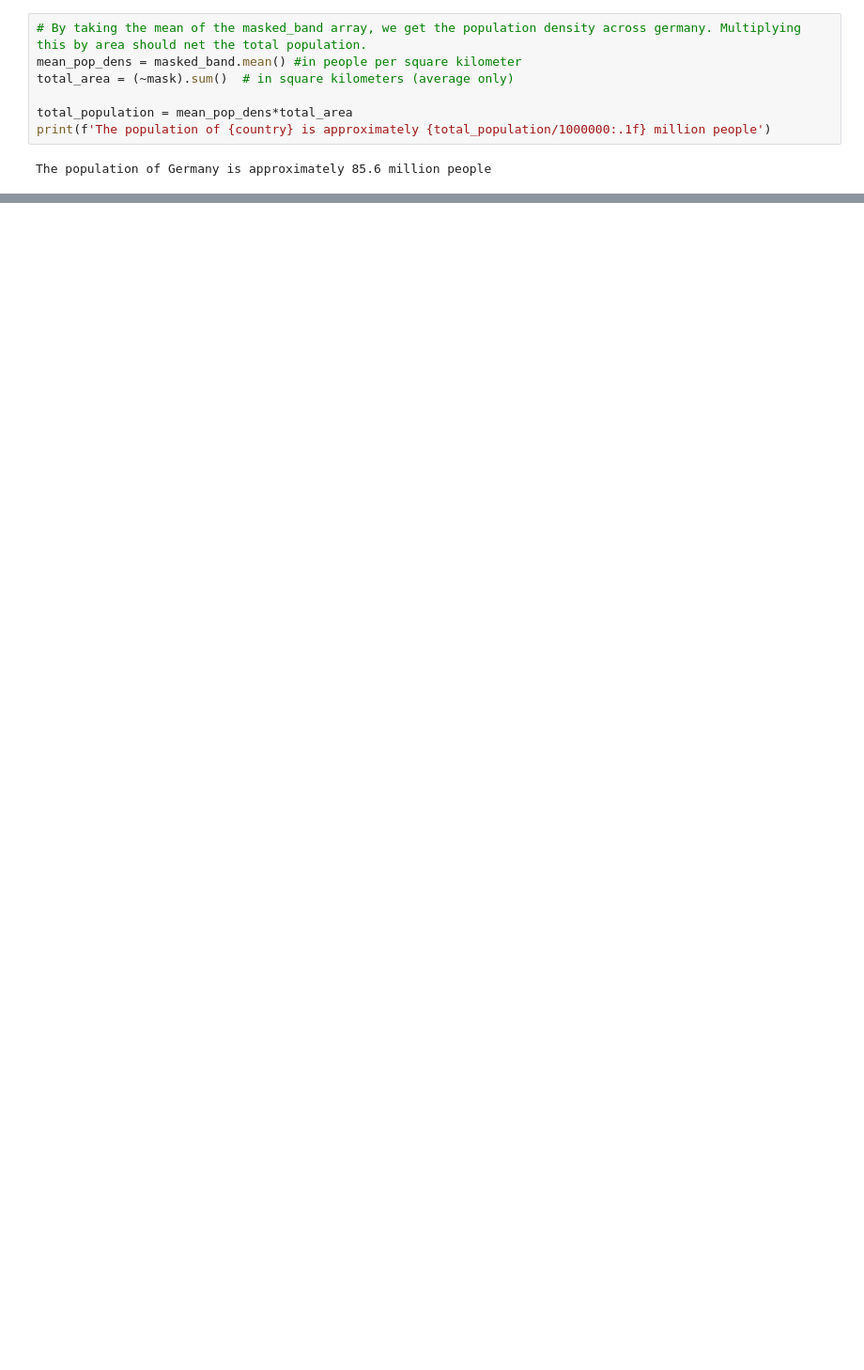
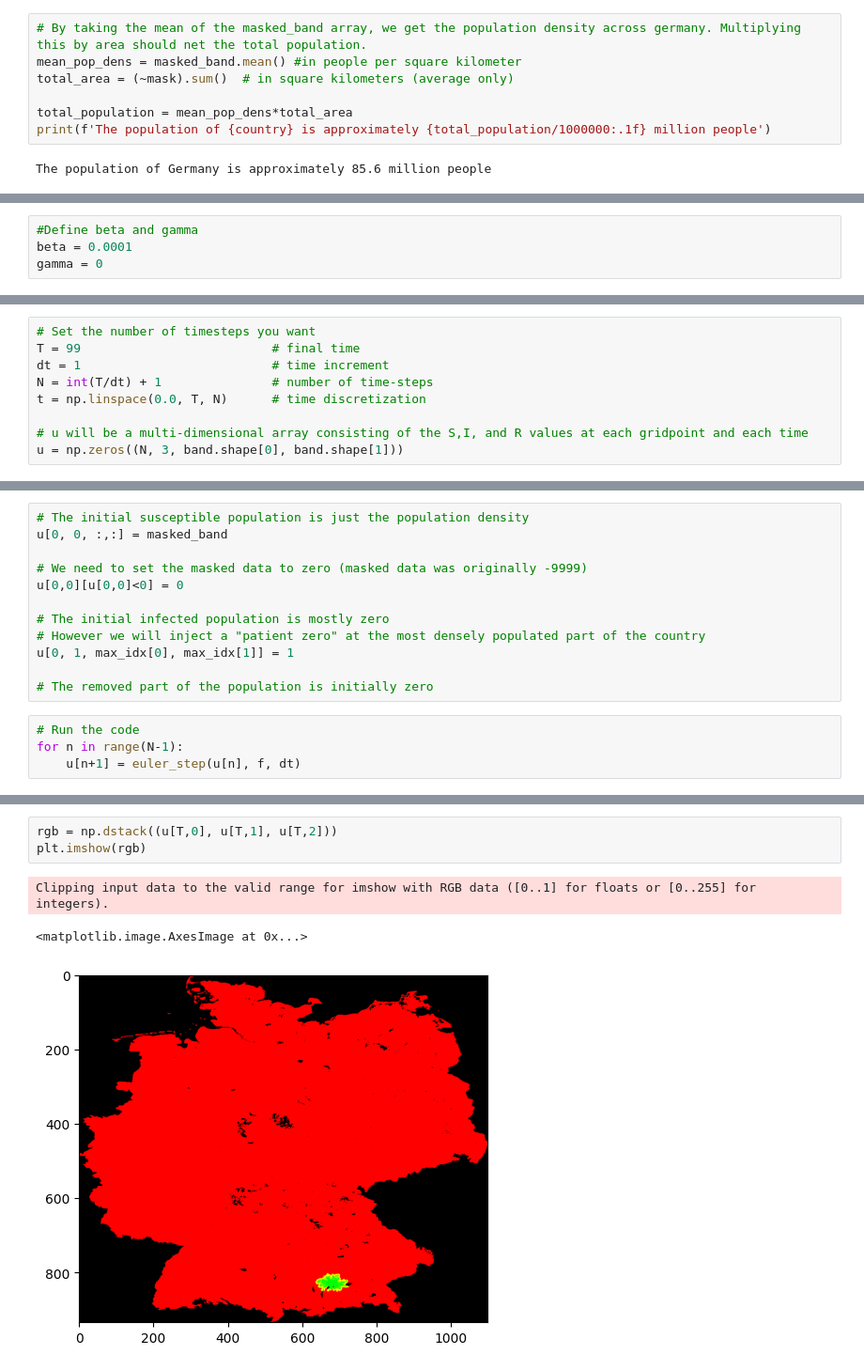
Before and after one commit to Mark-Bugden/zombie-outbreak, a Jupyter notebook: SketchFile.ipynb, the cells around one changed output, grey strips where cells are left out. Shown at 94% size. Cells and saved outputs as stored; diff of their text form; blank space fills up the shorter version.

```diff
--- a/SketchFile.ipynb
+++ b/SketchFile.ipynb
@@ -85,0 +119,4 @@ The population of Germany is approximately 85.6 million people
+# %%
+#Define beta and gamma
+beta = 0.0001
+gamma = 0
@@ -85,0 +185,9 @@ The population of Germany is approximately 85.6 million people
+# %%
+# Set the number of timesteps you want
+T = 99                          # final time
+dt = 1                          # time increment
+N = int(T/dt) + 1               # number of time-steps
+t = np.linspace(0.0, T, N)      # time discretization
+
+# u will be a multi-dimensional array consisting of the S,I, and R values at each gridpoint and each time
+u = np.zeros((N, 3, band.shape[0], band.shape[1]))
@@ -85,0 +200,16 @@ The population of Germany is approximately 85.6 million people
+# %%
+# The initial susceptible population is just the population density
+u[0, 0, :,:] = masked_band
+
+# We need to set the masked data to zero (masked data was originally -9999)
+u[0,0][u[0,0]<0] = 0
+
+# The initial infected population is mostly zero
+# However we will inject a "patient zero" at the most densely populated part of the country
+u[0, 1, max_idx[0], max_idx[1]] = 1
+
+# The removed part of the population is initially zero
+# %%
+# Run the code
+for n in range(N-1):
+    u[n+1] = euler_step(u[n], f, dt)
@@ -85,0 +231,7 @@ The population of Germany is approximately 85.6 million people
+# %%
+rgb = np.dstack((u[T,0], u[T,1], u[T,2]))
+plt.imshow(rgb)
+# %% [output]
+Clipping input data to the valid range for imshow with RGB data ([0..1] for floats or [0..255] for integers).
+<matplotlib.image.AxesImage at 0x...>
+[figure, added]
```
Also changed, not shown: parts of 11 cells of this notebook.
